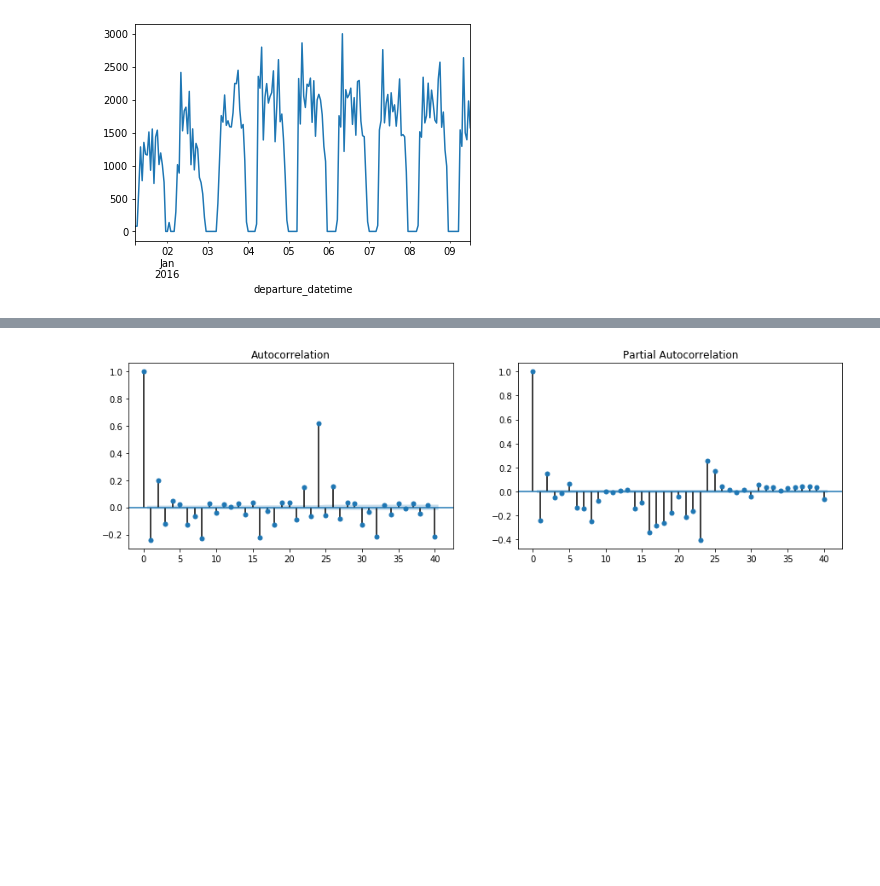
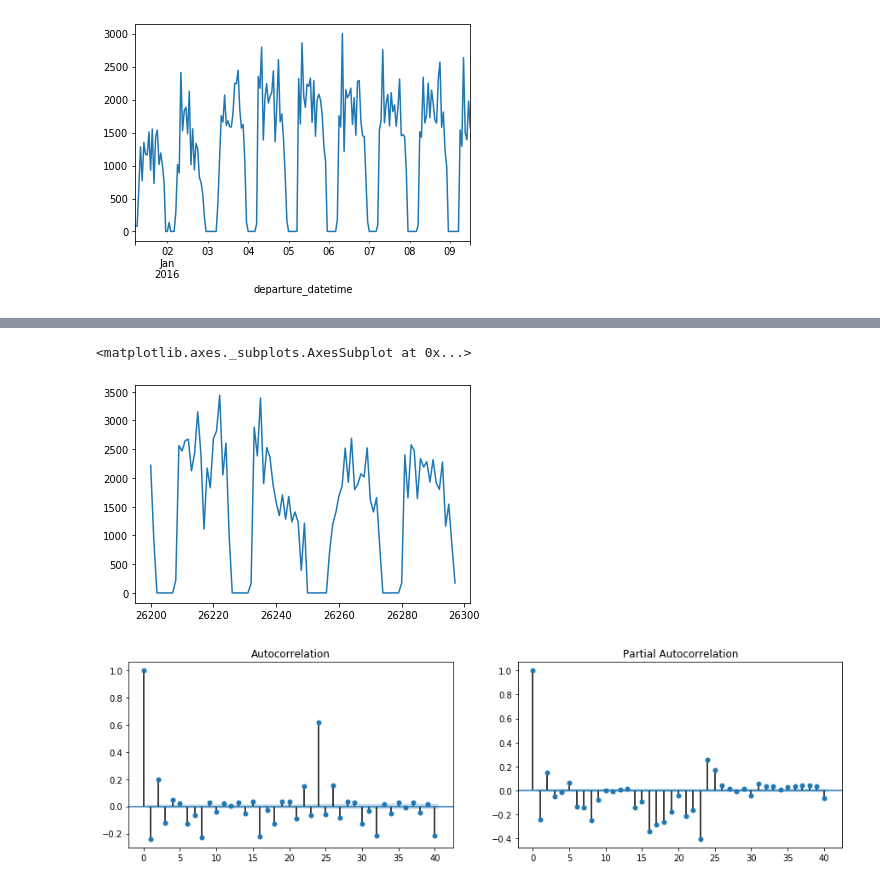
Before and after one commit to welberthdouglas/Civil_Aviation_ML, a Jupyter notebook: CA_SP-RJ.ipynb, the cells around one changed output, grey strips where cells are left out. Cells and saved outputs as stored; diff of their text form; code cells hidden in the pictures; blank space fills up the shorter version.

```diff
--- a/CA_SP-RJ.ipynb
+++ b/CA_SP-RJ.ipynb
@@ -287,3 +315,8 @@ df_sp_grouped_hour = df_sp.resample('H', on ='departure_datetime').sum()[['n_sea
+# %%
+df.iloc[26200:].y.plot()
+# %% [output]
+<matplotlib.axes._subplots.AxesSubplot at 0x...>
+[figure, added]
 # %%
 fig, axes = plt.subplots(1, 2, figsize=(15,4))
 
```
Also changed, not shown: parts of 7 cells of this notebook.
